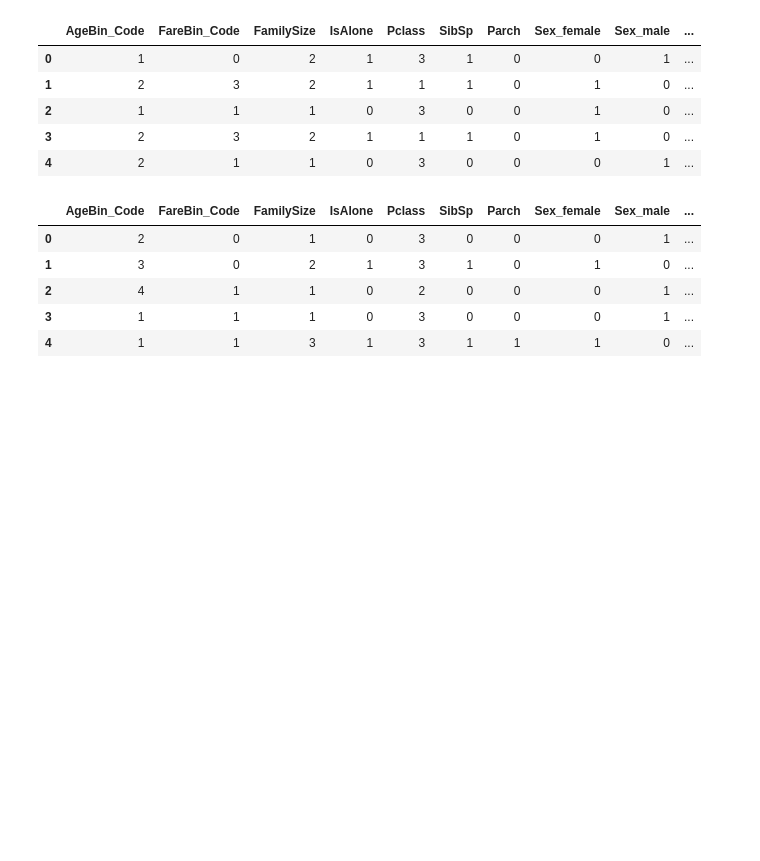
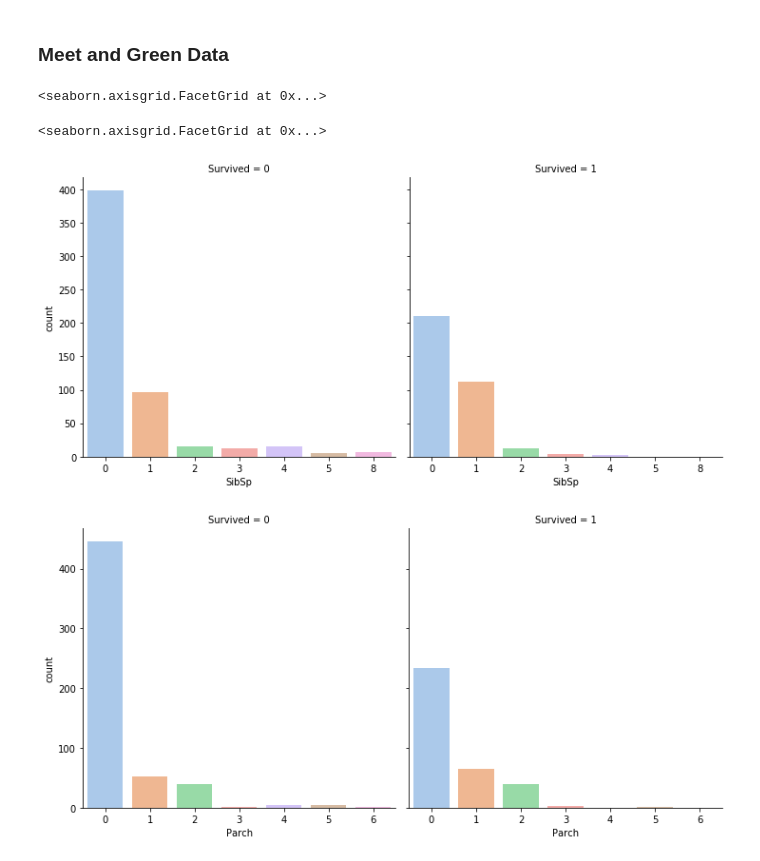
Before and after one commit to raghavrajmittal/kaggle-titanic, a Jupyter notebook: titanic.ipynb, the cells around one changed output. Drawn from its saved outputs; the diff is of its cells as text; code cells hidden in the pictures; blank space fills up the shorter version.

```diff
--- a/titanic.ipynb
+++ b/titanic.ipynb
@@ -77,63 +33,0 @@ memory usage: 36.0+ KB
-# %%
-from sklearn.preprocessing import LabelEncoder
-
-def prepare_data(dataset, train_data):
-    # train_data is needed to have access to mode, median etc when replacing null values
-
-    data = dataset.copy(deep = True)
-
-    #complete missing data
-    data['Age'].fillna(train_data['Age'].median(), inplace = True)
-    data['Embarked'].fillna(train_data['Embarked'].mode()[0], inplace = True)
-    data['Fare'].fillna(train_data['Fare'].median(), inplace = True)
-
-
-    # Feature Engineering
-    data['FamilySize'] = data['SibSp'] + data['Parch'] + 1
-    data['IsAlone'] = 0
-    data.loc[data['FamilySize'] > 1, 'IsAlone'] = 1
-
-    data['Title'] = data['Name'].str.split(", ", expand=True)[1].str.split(".", expand=True)[0]
-    title_names = (data['Title'].value_counts() < 10)
-    data['Title'] = data['Title'].apply(lambda x: 'Misc' if title_names.loc[x] == True else x)
-
-
-    # Continuous variable bins; qcut and cut
-    data['FareBin'] = pd.qcut(data['Fare'], 4)
-    data['AgeBin'] = pd.cut(data['Age'].astype(int), 5)
-
-
-    # encode labels
-    label = LabelEncoder()
-    data['AgeBin_Code'] = label.fit_transform(data['AgeBin'])
-    data['FareBin_Code'] = label.fit_transform(data['FareBin'])
-
-
-    # feature selection
-    original_features = ["AgeBin_Code", "FareBin_Code",  "FamilySize", "IsAlone", "Pclass", 'SibSp', 'Parch']
-    categorical_features = ["Sex", 'Embarked', 'Title']
-    data = data[original_features + categorical_features]
-    data = pd.get_dummies(data, columns=categorical_features, drop_first = False)
-
-    return data
-
-
-X = prepare_data(train_data, train_data)
-y = train_data["Survived"]
-X_final_test = prepare_data(test_data, train_data)
-
-X.head()
-X_final_test.head()
-# %% [output]
-|  | AgeBin_Code | FareBin_Code | FamilySize | IsAlone | Pclass | SibSp | Parch | Sex_female | Sex_male | ... |
-| 0 | 1 | 0 | 2 | 1 | 3 | 1 | 0 | 0 | 1 | ... |
-| 1 | 2 | 3 | 2 | 1 | 1 | 1 | 0 | 1 | 0 | ... |
-| 2 | 1 | 1 | 1 | 0 | 3 | 0 | 0 | 1 | 0 | ... |
-| 3 | 2 | 3 | 2 | 1 | 1 | 1 | 0 | 1 | 0 | ... |
-| 4 | 2 | 1 | 1 | 0 | 3 | 0 | 0 | 0 | 1 | ... |
-|  | AgeBin_Code | FareBin_Code | FamilySize | IsAlone | Pclass | SibSp | Parch | Sex_female | Sex_male | ... |
-| 0 | 2 | 0 | 1 | 0 | 3 | 0 | 0 | 0 | 1 | ... |
-| 1 | 3 | 0 | 2 | 1 | 3 | 1 | 0 | 1 | 0 | ... |
-| 2 | 4 | 1 | 1 | 0 | 2 | 0 | 0 | 0 | 1 | ... |
-| 3 | 1 | 1 | 1 | 0 | 3 | 0 | 0 | 0 | 1 | ... |
-| 4 | 1 | 1 | 3 | 1 | 3 | 1 | 1 | 1 | 0 | ... |
@@ -139,0 +42,11 @@ X_final_test.head()
+# %% [markdown]
+### Meet and Green Data
+# %%
+sns.catplot(x="SibSp", col = 'Survived', data=train_data, kind = 'count', palette='pastel')
+sns.catplot(x="Parch", col = 'Survived', data=train_data, kind = 'count', palette='pastel')
+plt.show()
+# %% [output]
+<seaborn.axisgrid.FacetGrid at 0x...>
+<seaborn.axisgrid.FacetGrid at 0x...>
+[figure, added]
+[figure, added]
```
Also changed, not shown: parts of 15 cells of this notebook.
